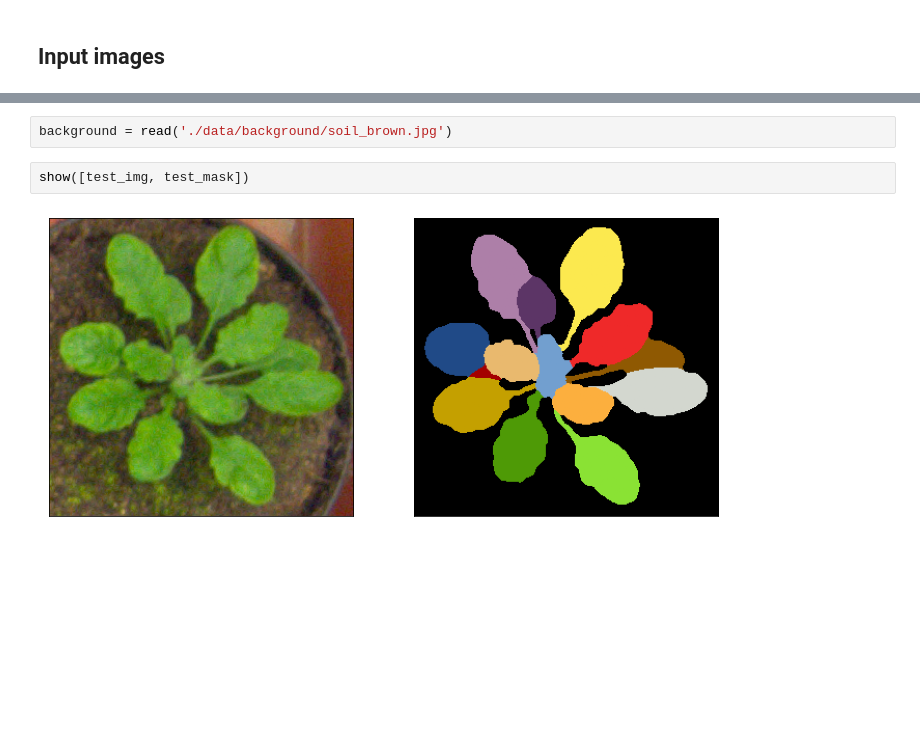
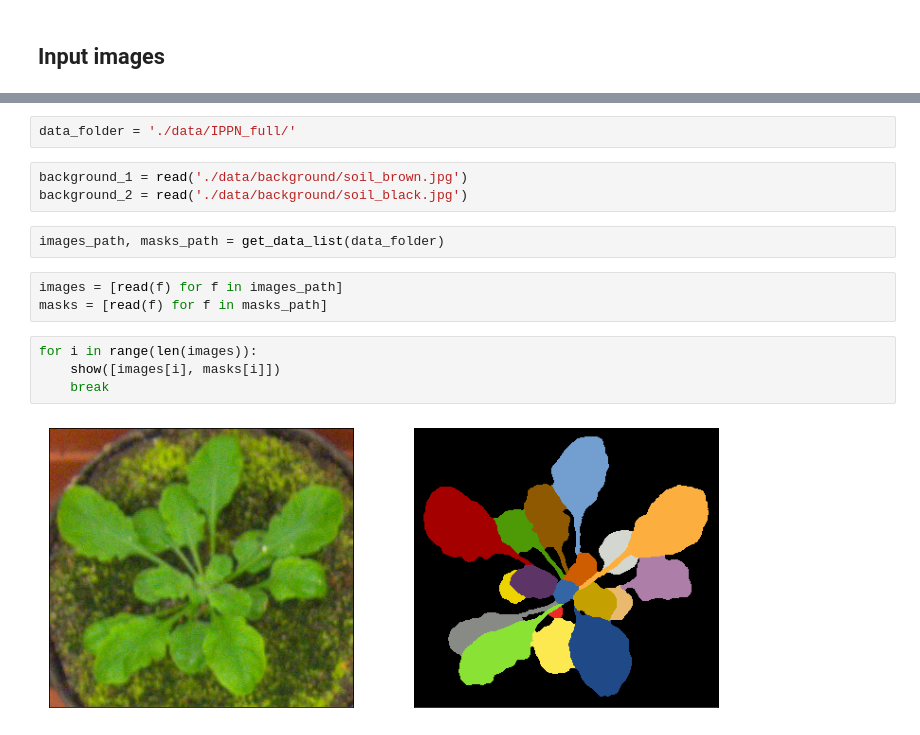
Before and after one commit to NesterukSergey/segmentation_image_augmentation, a Jupyter notebook: Drafts.ipynb, the cells around one changed output, grey strips where cells are left out. Cells and saved outputs as stored; diff of their text form; blank space fills up the shorter version.

```diff
--- a/Drafts.ipynb
+++ b/Drafts.ipynb
@@ -16,6 +6,16 @@ test_mask = read(test_mask_path)
+# %%
+data_folder = './data/IPPN_full/'
 # %%
-background = read('./data/background/soil_brown.jpg')
+background_1 = read('./data/background/soil_brown.jpg')
+background_2 = read('./data/background/soil_black.jpg')
-# %%
-show([test_img, test_mask])
-# %% [output]
-[figure, removed]
+# %%
+images_path, masks_path = get_data_list(data_folder)
+# %%
+images = [read(f) for f in images_path]
+masks = [read(f) for f in masks_path]
+# %%
+for i in range(len(images)):
+    show([images[i], masks[i]])
+    break
+# %% [output]
+[figure, added]
```
Also changed, not shown: parts of 21 cells of this notebook, 28 other files.
